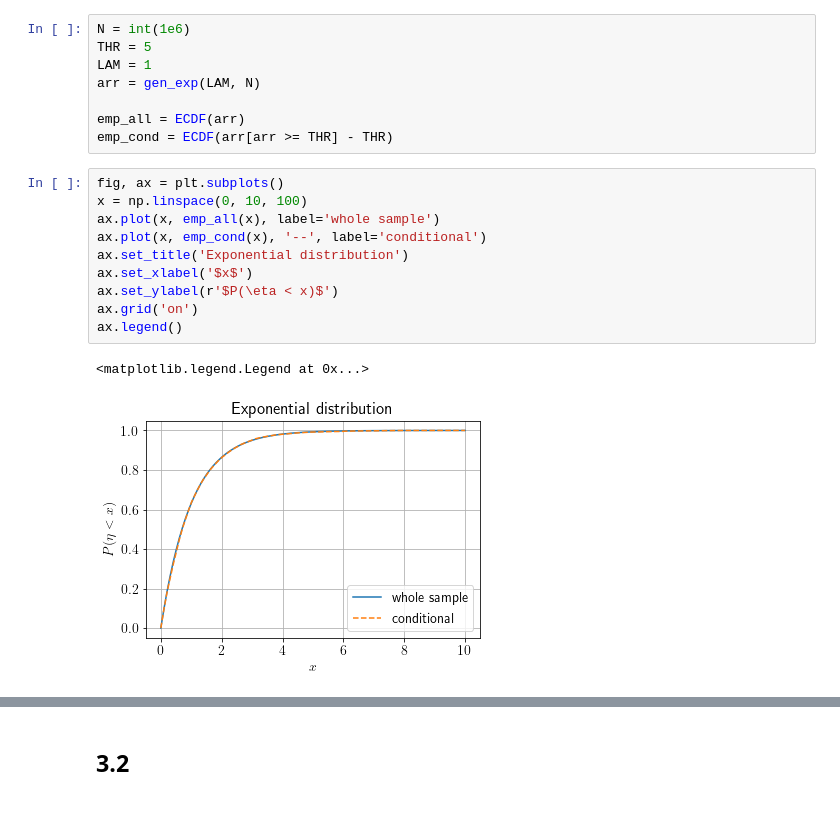
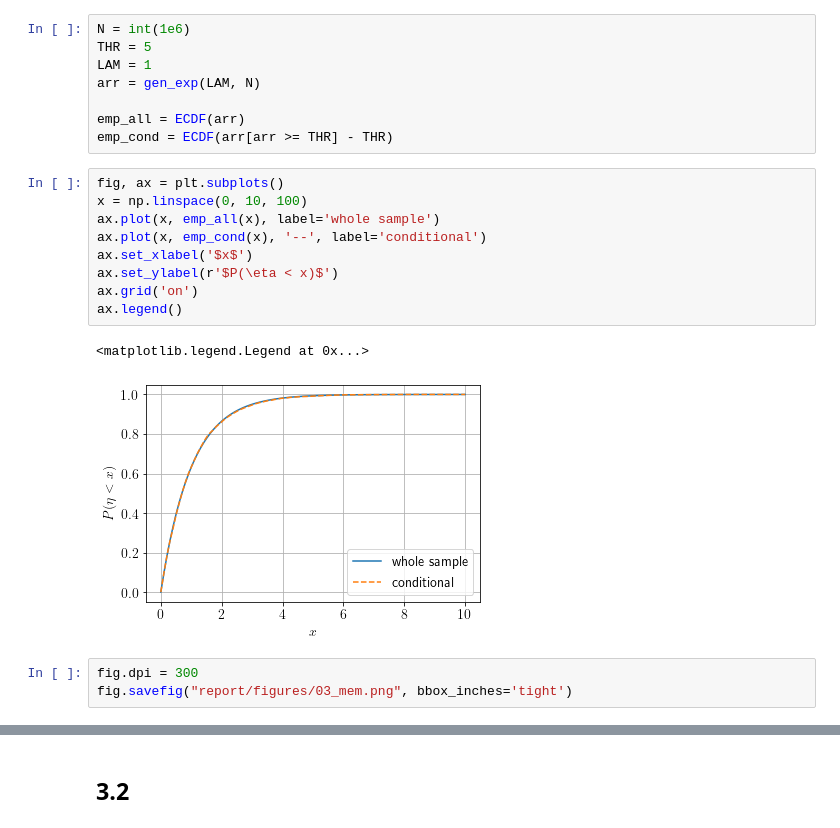
Before and after one commit to igudav/stochan, a Jupyter notebook: stochan1.ipynb, the cells around one changed output, grey strips where cells are left out. Saved outputs shown, nothing was run; the diff lists cells and outputs as text.

```diff
--- a/stochan1.ipynb
+++ b/stochan1.ipynb
@@ -266,16 +289,18 @@ emp_cond = ECDF(arr[arr >= THR] - THR)
 # %%
 fig, ax = plt.subplots()
 x = np.linspace(0, 10, 100)
 ax.plot(x, emp_all(x), label='whole sample')
 ax.plot(x, emp_cond(x), '--', label='conditional')
-ax.set_title('Exponential distribution')
 ax.set_xlabel('$x$')
 ax.set_ylabel(r'$P(\eta < x)$')
 ax.grid('on')
 ax.legend()
 # %% [output]
 <matplotlib.legend.Legend at 0x...>
-[figure, old version]
+[figure, new version]
+# %%
+fig.dpi = 300
+fig.savefig("report/figures/03_mem.png", bbox_inches='tight')
 # %%
 N_SAMPLES = 1000
 N_LAM = 100
```
Also changed, not shown: parts of 26 cells of this notebook, 31 other files.
